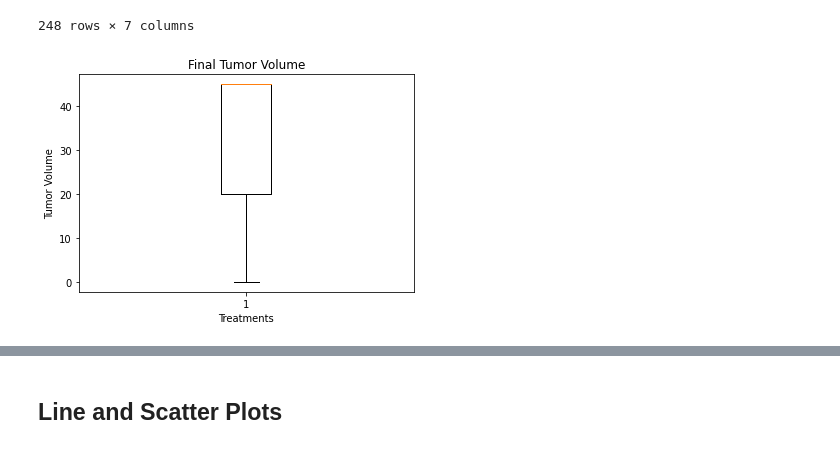
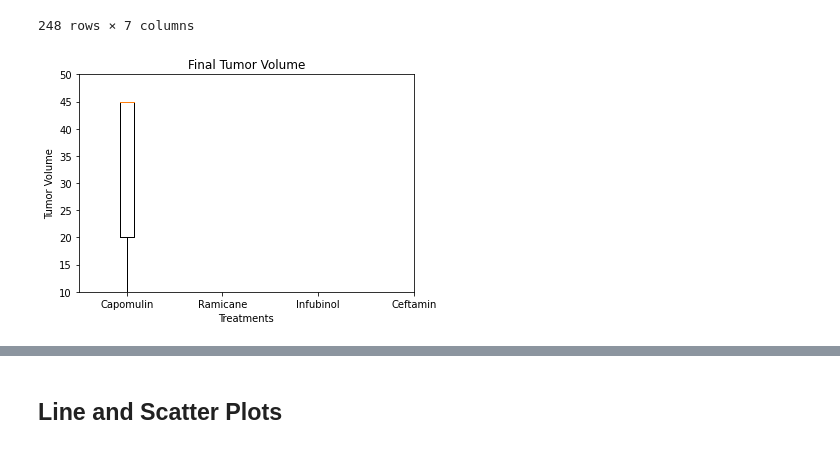
Before and after one commit to joekimga/matplotlib-challenge, a Jupyter notebook: Pymaceuticals/pymaceuticals_starter - QOB_redo.ipynb, the cells around one changed output, grey strips where cells are left out. Cells and saved outputs as stored; diff of their text form; code cells hidden in the pictures.

```diff
--- a/Pymaceuticals/pymaceuticals_starter - QOB_redo.ipynb
+++ b/Pymaceuticals/pymaceuticals_starter - QOB_redo.ipynb
@@ -374,11 +394,13 @@ four_drugs_list.append(final_tumor_volume)
 # %%
 # Generate a box plot of the final tumor volume of each mouse across four regimens of interest
 four_drugs_list = ["Capomulin", "Ramicane", "Infubinol", "Ceftamin"]
 fig1, ax1 = plt.subplots()
 ax1.set_title("Final Tumor Volume")
 ax1.set_xlabel("Treatments")
 ax1.set_ylabel("Tumor Volume")
+plt.ylim(10,50)
 ax1.boxplot(timepoint_df)
+plt.xticks([1, 2, 3, 4], ["Capomulin", "Ramicane", "Infubinol", "Ceftamin"])
 plt.show()
 # %% [output]
-[figure, old version]
+[figure, new version]
```
Also changed, not shown: parts of 10 cells of this notebook.
